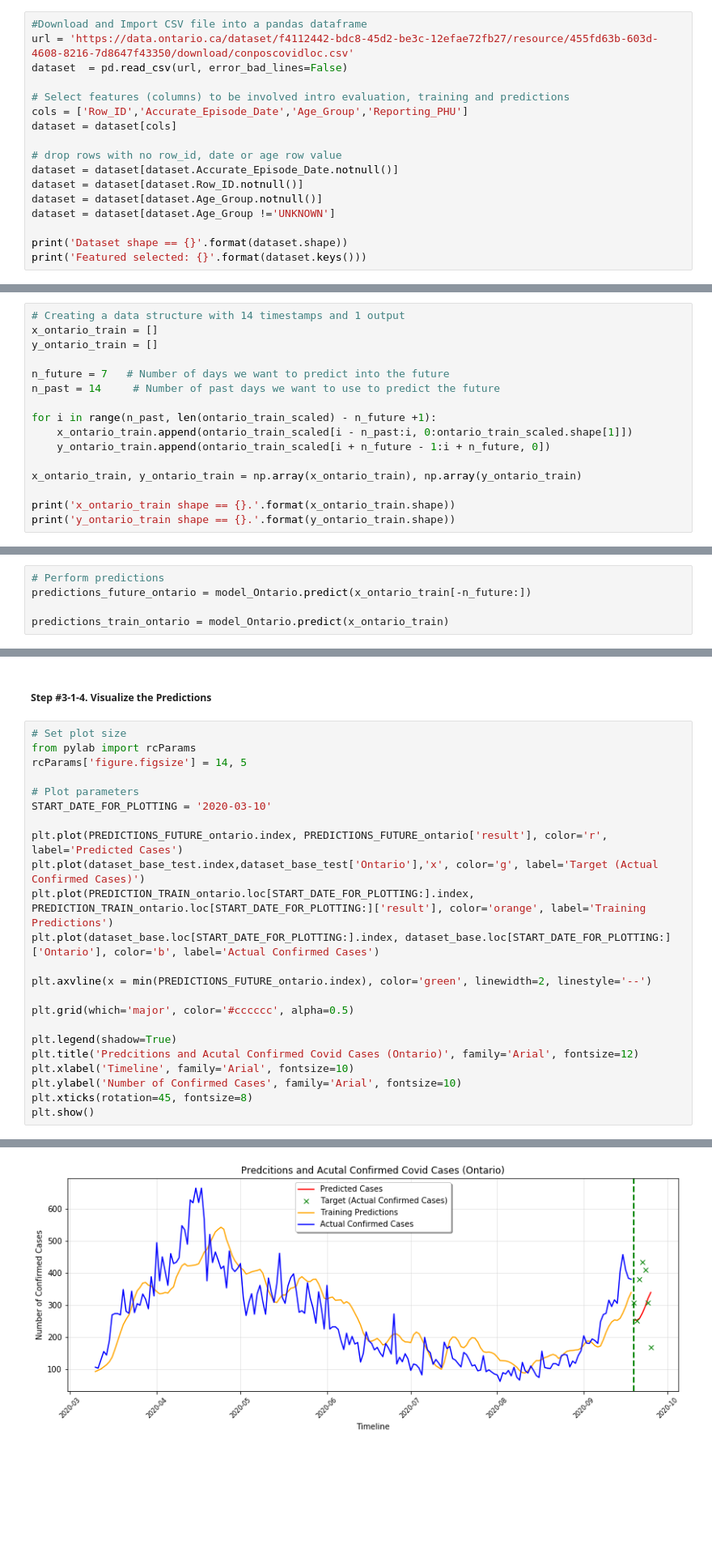
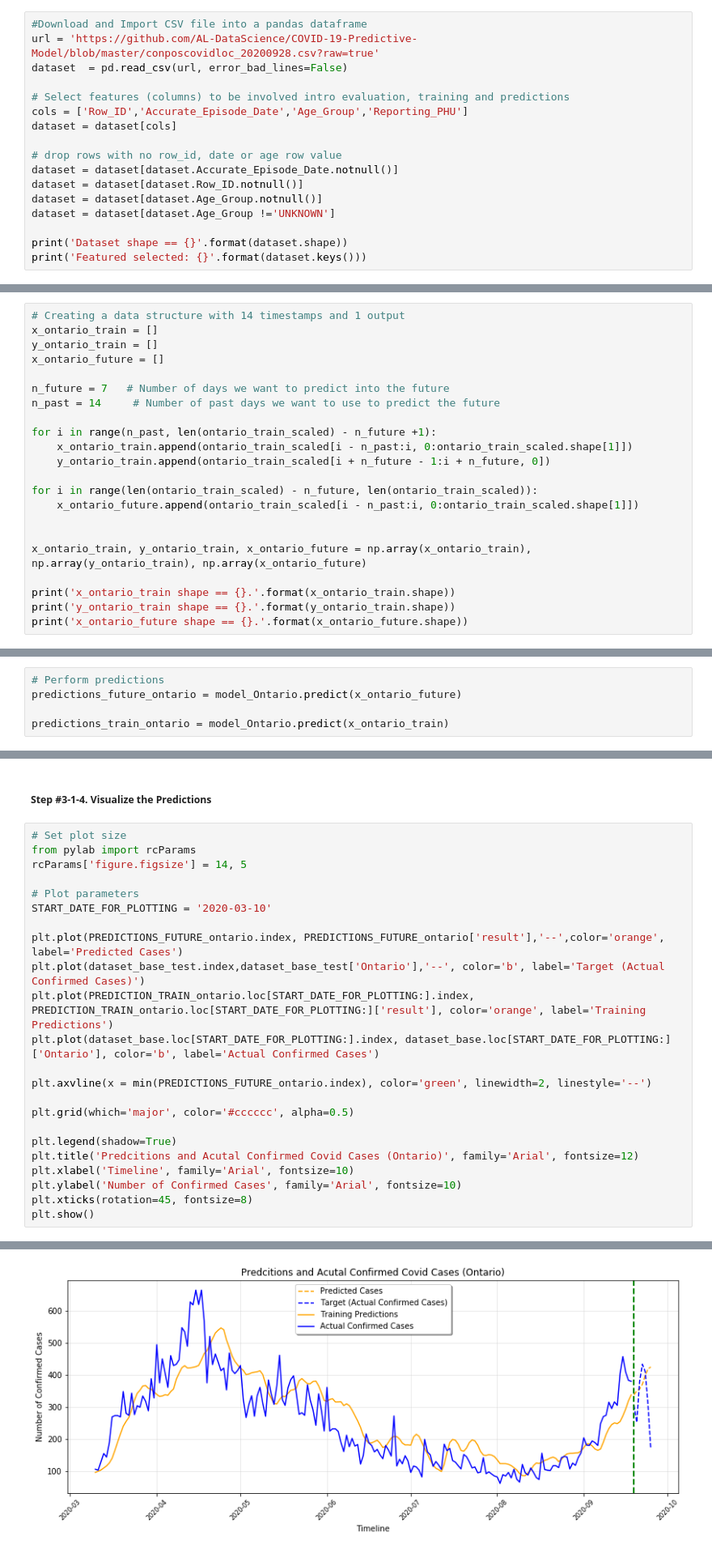
Before and after one commit to AL-DataScience/COVID-19-Predictive-Model, a Jupyter notebook: COVID 19_LSTM_Predictive_Model.ipynb, the cells around one changed output, grey strips where cells are left out. Shown: that part at 81% size. Cells and saved outputs as stored; diff of their text form; blank space fills up the shorter version.

```diff
--- a/COVID 19_LSTM_Predictive_Model.ipynb
+++ b/COVID 19_LSTM_Predictive_Model.ipynb
@@ -19,7 +19,7 @@ Using TensorFlow backend.
 ### Step #1. Read data
 # %%
 #Download and Import CSV file into a pandas dataframe
-url = 'https://data.ontario.ca/dataset/f4112442-bdc8-45d2-be3c-12efae72fb27/resource/455fd63b-603d-4608-8216-7d8647f43350/download/conposcovidloc.csv'
+url = 'https://github.com/AL-DataScience/COVID-19-Predictive-Model/blob/master/conposcovidloc_20200928.csv?raw=true'
 dataset  = pd.read_csv(url, error_bad_lines=False)
 
 # Select features (columns) to be involved intro evaluation, training and predictions
@@ -201,6 +201,7 @@ ontario_train_scaled.shape
 # Creating a data structure with 14 timestamps and 1 output
 x_ontario_train = []
 y_ontario_train = []
+x_ontario_future = []
 
 n_future = 7   # Number of days we want to predict into the future
 n_past = 14     # Number of past days we want to use to predict the future
@@ -209,10 +210,15 @@ for i in range(n_past, len(ontario_train_scaled) - n_future +1):
     x_ontario_train.append(ontario_train_scaled[i - n_past:i, 0:ontario_train_scaled.shape[1]])
     y_ontario_train.append(ontario_train_scaled[i + n_future - 1:i + n_future, 0])
 
-x_ontario_train, y_ontario_train = np.array(x_ontario_train), np.array(y_ontario_train)
+for i in range(len(ontario_train_scaled) - n_future, len(ontario_train_scaled)):
+    x_ontario_future.append(ontario_train_scaled[i - n_past:i, 0:ontario_train_scaled.shape[1]])
+
+
+x_ontario_train, y_ontario_train, x_ontario_future = np.array(x_ontario_train), np.array(y_ontario_train), np.array(x_ontario_future)
 
 print('x_ontario_train shape == {}.'.format(x_ontario_train.shape))
 print('y_ontario_train shape == {}.'.format(y_ontario_train.shape))
+print('x_ontario_future shape == {}.'.format(x_ontario_future.shape))
 # %% [output]
 x_ontario_train shape == (193, 14, 1).
 y_ontario_train shape == (193, 1).
@@ -273,7 +280,7 @@ for this_timestamp in datelist_future:
     datelist_future_.append(this_timestamp.date())
 # %%
 # Perform predictions
-predictions_future_ontario = model_Ontario.predict(x_ontario_train[-n_future:])
+predictions_future_ontario = model_Ontario.predict(x_ontario_future)
 
 predictions_train_ontario = model_Ontario.predict(x_ontario_train)
 # %%
@@ -309,32 +316,32 @@ PREDICTION_TRAIN_ontario.head()
 # %%
 # Set plot size
 from pylab import rcParams
 rcParams['figure.figsize'] = 14, 5
 
 # Plot parameters
 START_DATE_FOR_PLOTTING = '2020-03-10'
 
-plt.plot(PREDICTIONS_FUTURE_ontario.index, PREDICTIONS_FUTURE_ontario['result'], color='r', label='Predicted Cases')
-plt.plot(dataset_base_test.index,dataset_base_test['Ontario'],'x', color='g', label='Target (Actual Confirmed Cases)')
+plt.plot(PREDICTIONS_FUTURE_ontario.index, PREDICTIONS_FUTURE_ontario['result'],'--',color='orange', label='Predicted Cases')
+plt.plot(dataset_base_test.index,dataset_base_test['Ontario'],'--', color='b', label='Target (Actual Confirmed Cases)')
 plt.plot(PREDICTION_TRAIN_ontario.loc[START_DATE_FOR_PLOTTING:].index, PREDICTION_TRAIN_ontario.loc[START_DATE_FOR_PLOTTING:]['result'], color='orange', label='Training Predictions')
 plt.plot(dataset_base.loc[START_DATE_FOR_PLOTTING:].index, dataset_base.loc[START_DATE_FOR_PLOTTING:]['Ontario'], color='b', label='Actual Confirmed Cases')
 
 plt.axvline(x = min(PREDICTIONS_FUTURE_ontario.index), color='green', linewidth=2, linestyle='--')
 
 plt.grid(which='major', color='#cccccc', alpha=0.5)
 
 plt.legend(shadow=True)
 plt.title('Predcitions and Acutal Confirmed Covid Cases (Ontario)', family='Arial', fontsize=12)
 plt.xlabel('Timeline', family='Arial', fontsize=10)
 plt.ylabel('Number of Confirmed Cases', family='Arial', fontsize=10)
 plt.xticks(rotation=45, fontsize=8)
 plt.show()
 # %% [output]
 To register the converters:
         >>> from pandas.plotting import register_matplotlib_converters
         >>> register_matplotlib_converters()
   warnings.warn(msg, FutureWarning)
-[figure, old version]
+[figure, new version]
 # %% [markdown]
 ##### Step #3-1-5. Testing Accuracy of the Predictions
 # %%
```
Also changed, not shown: parts of 33 cells of this notebook.
